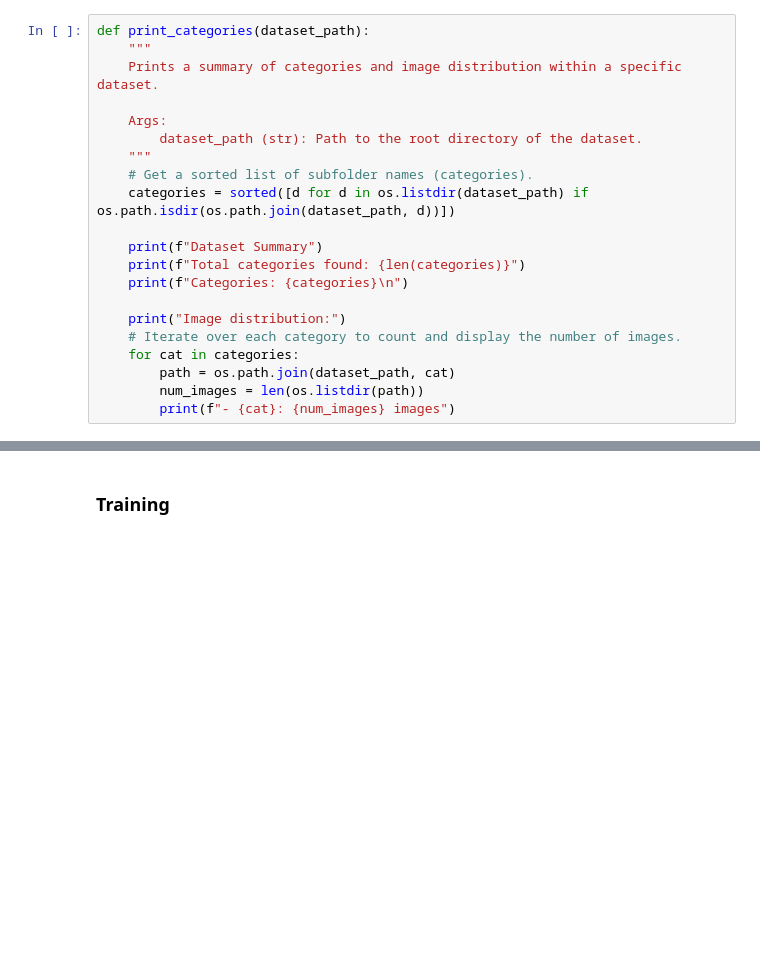
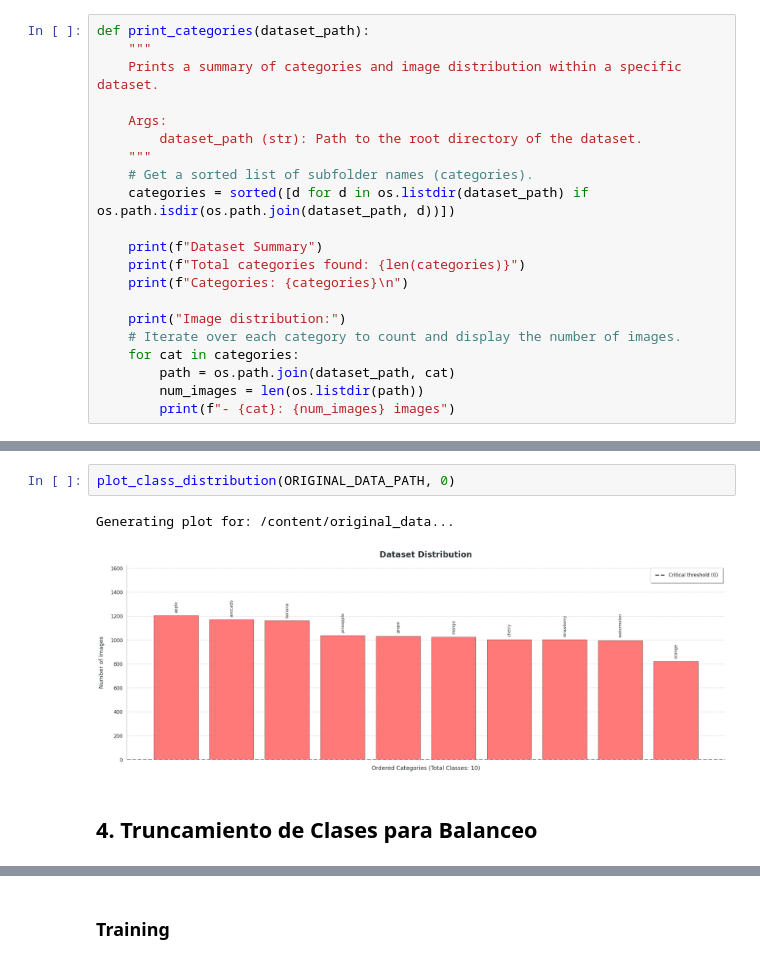
Before and after one commit to BenjaminArauz/classification-fruits, a Jupyter notebook: preprocessing_data.ipynb, the cells around one changed output, grey strips where cells are left out. Drawn from its saved outputs; the diff is of its cells as text; blank space fills up the shorter version.

```diff
--- a/preprocessing_data.ipynb
+++ b/preprocessing_data.ipynb
@@ -153,0 +281,7 @@ def print_categories(dataset_path):
+# %%
+plot_class_distribution(ORIGINAL_DATA_PATH, 0)
+# %% [output]
+Generating plot for: /content/original_data...
+[figure, added]
+# %% [markdown]
+## 4. Truncamiento de Clases para Balanceo
```
Also changed, not shown: parts of 52 cells of this notebook.
